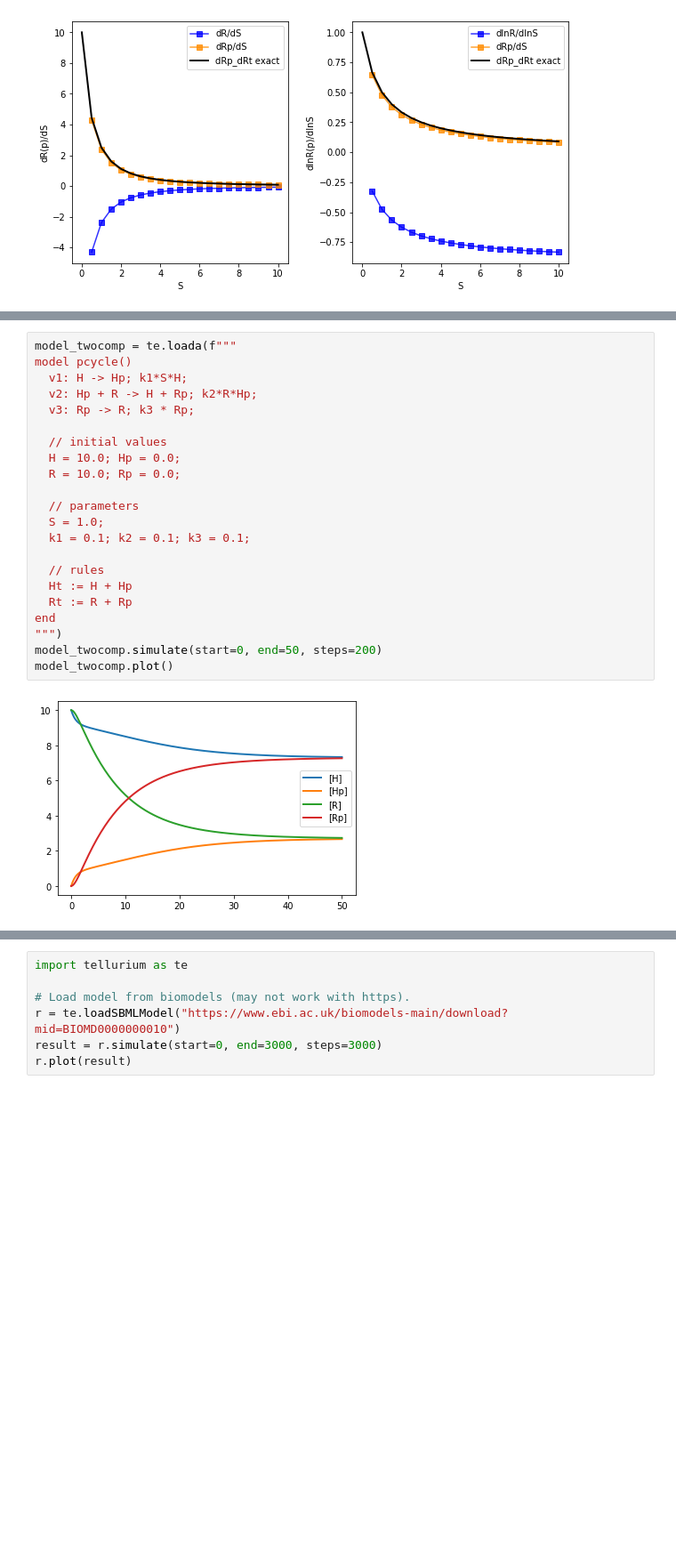
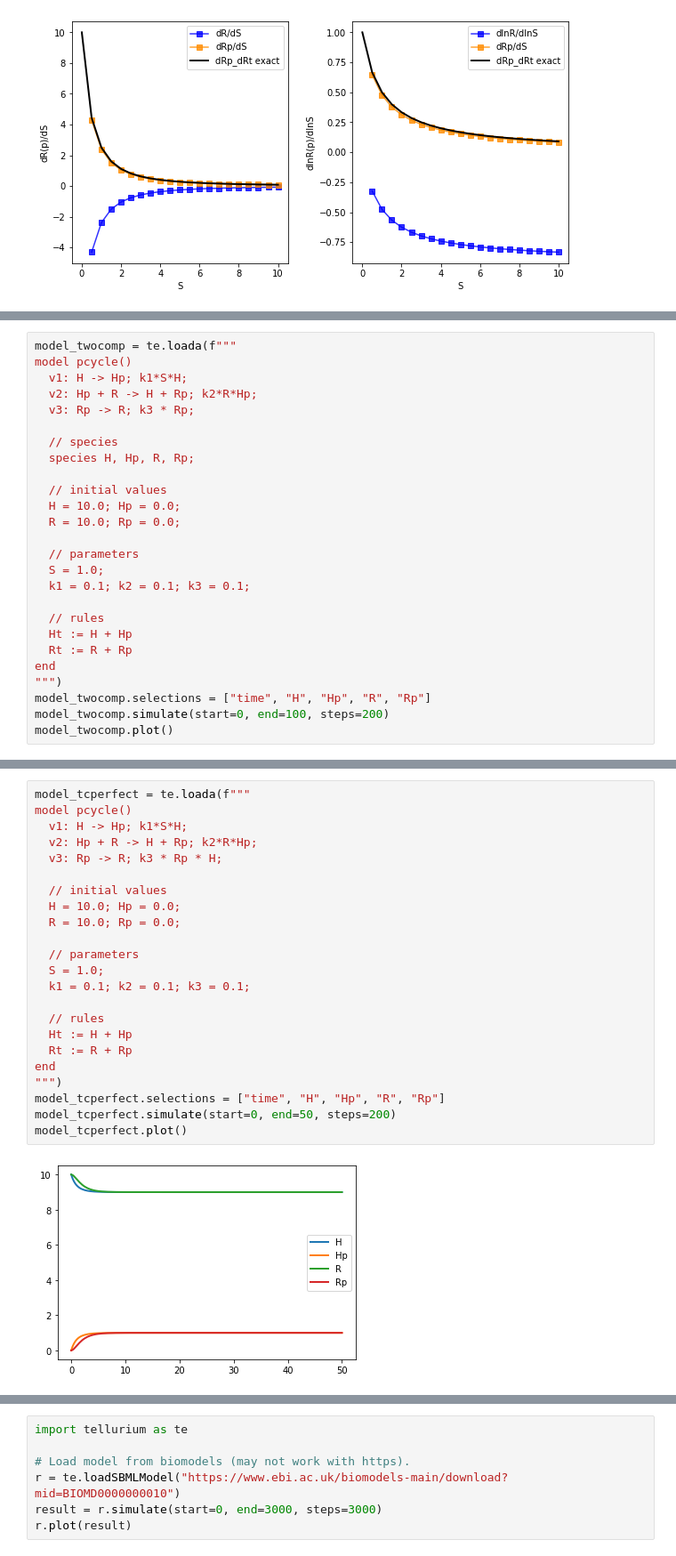
Before and after one commit to matthiaskoenig/mcp, a Jupyter notebook: docs/notebooks/07_signaling.ipynb, the cells around one changed output, grey strips where cells are left out. Shown: that part at 89% size. Saved outputs shown, nothing was run; the diff lists cells and outputs as text; blank space fills up the shorter version.

```diff
--- a/docs/notebooks/07_signaling.ipynb
+++ b/docs/notebooks/07_signaling.ipynb
@@ -467,0 +484,26 @@ invalid value encountered in double_scalars
+# %%
+model_twocomp = te.loada(f"""
+model pcycle()
+  v1: H -> Hp; k1*S*H;
+  v2: Hp + R -> H + Rp; k2*R*Hp;
+  v3: Rp -> R; k3 * Rp;
+
+  // species
+  species H, Hp, R, Rp;
+
+  // initial values
+  H = 10.0; Hp = 0.0;
+  R = 10.0; Rp = 0.0;
+
+  // parameters
+  S = 1.0;
+  k1 = 0.1; k2 = 0.1; k3 = 0.1;
+
+  // rules
+  Ht := H + Hp
+  Rt := R + Rp
+end
+""")
+model_twocomp.selections = ["time", "H", "Hp", "R", "Rp"]
+model_twocomp.simulate(start=0, end=100, steps=200)
+model_twocomp.plot()
@@ -468,24 +555,25 @@ invalid value encountered in double_scalars
 # %%
-model_twocomp = te.loada(f"""
+model_tcperfect = te.loada(f"""
 model pcycle()
   v1: H -> Hp; k1*S*H;
   v2: Hp + R -> H + Rp; k2*R*Hp;
-  v3: Rp -> R; k3 * Rp;
+  v3: Rp -> R; k3 * Rp * H;
 
   // initial values
   H = 10.0; Hp = 0.0;
   R = 10.0; Rp = 0.0;
 
   // parameters
   S = 1.0;
   k1 = 0.1; k2 = 0.1; k3 = 0.1;
 
   // rules
   Ht := H + Hp
   Rt := R + Rp
 end
 """)
-model_twocomp.simulate(start=0, end=50, steps=200)
-model_twocomp.plot()
+model_tcperfect.selections = ["time", "H", "Hp", "R", "Rp"]
+model_tcperfect.simulate(start=0, end=50, steps=200)
+model_tcperfect.plot()
 # %% [output]
-[figure, old version]
+[figure, new version]
```
Also changed, not shown: parts of 13 cells of this notebook, 1 other file.
